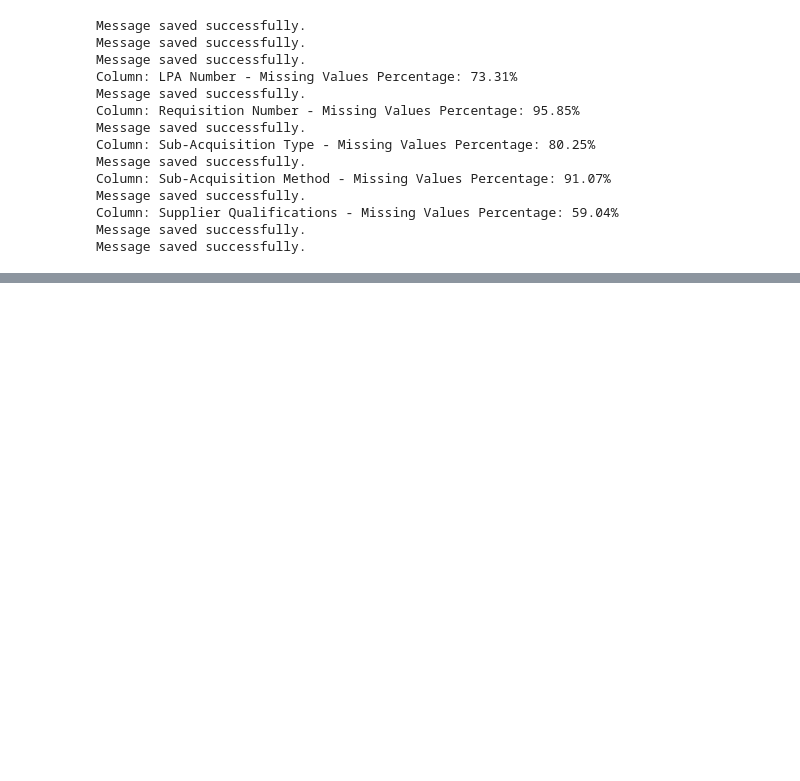
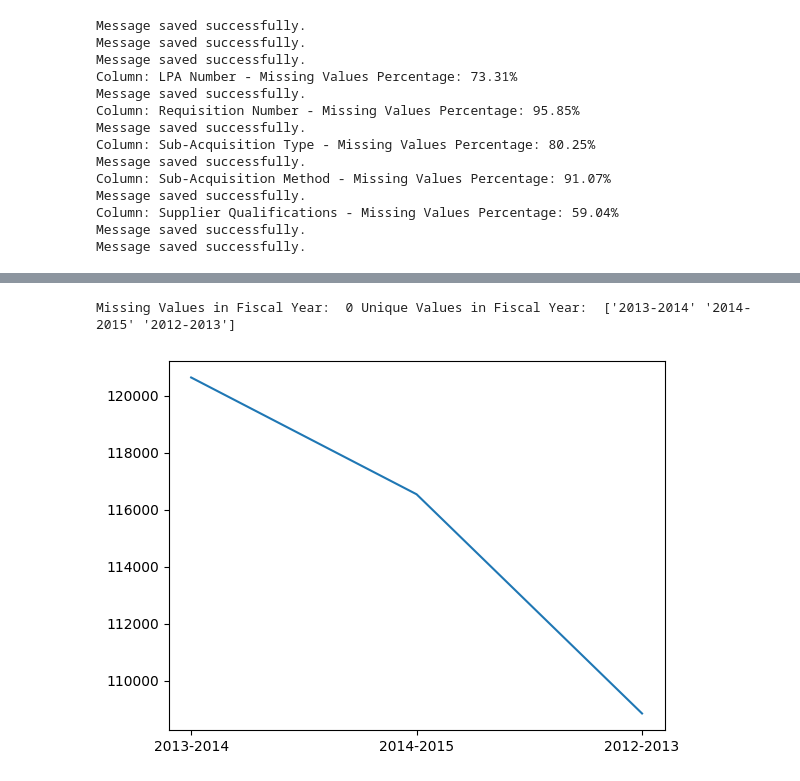
Before and after one commit to Elghandour-eng/Large-Purchases-by-the-State-of-CA-EDA, a Jupyter notebook: Data-Exploration.ipynb, the cells around one changed output, grey strips where cells are left out. Saved outputs shown, nothing was run; the diff lists cells and outputs as text; code cells hidden in the pictures; blank space fills up the shorter version.

```diff
--- a/Data-Exploration.ipynb
+++ b/Data-Exploration.ipynb
@@ -305,0 +432,9 @@ Message saved successfully.
+# %%
+''' OK I Think IT"S USEFUL TO EXPLORE Fiscal Year ALSO IN THIS STEP '''
+
+plt.plot(df['Fiscal Year'].value_counts())
+# missing values in fiscal year
+print("Missing Values in Fiscal Year: ", df['Fiscal Year'].isnull().sum(), "Unique Values in Fiscal Year: ", df[ 'Fiscal Year'].unique())
+# %% [output]
+Missing Values in Fiscal Year:  0 Unique Values in Fiscal Year:  ['2013-2014' '2014-2015' '2012-2013']
+[figure, added]
```
Also changed, not shown: parts of 19 cells of this notebook, 10 other files.
